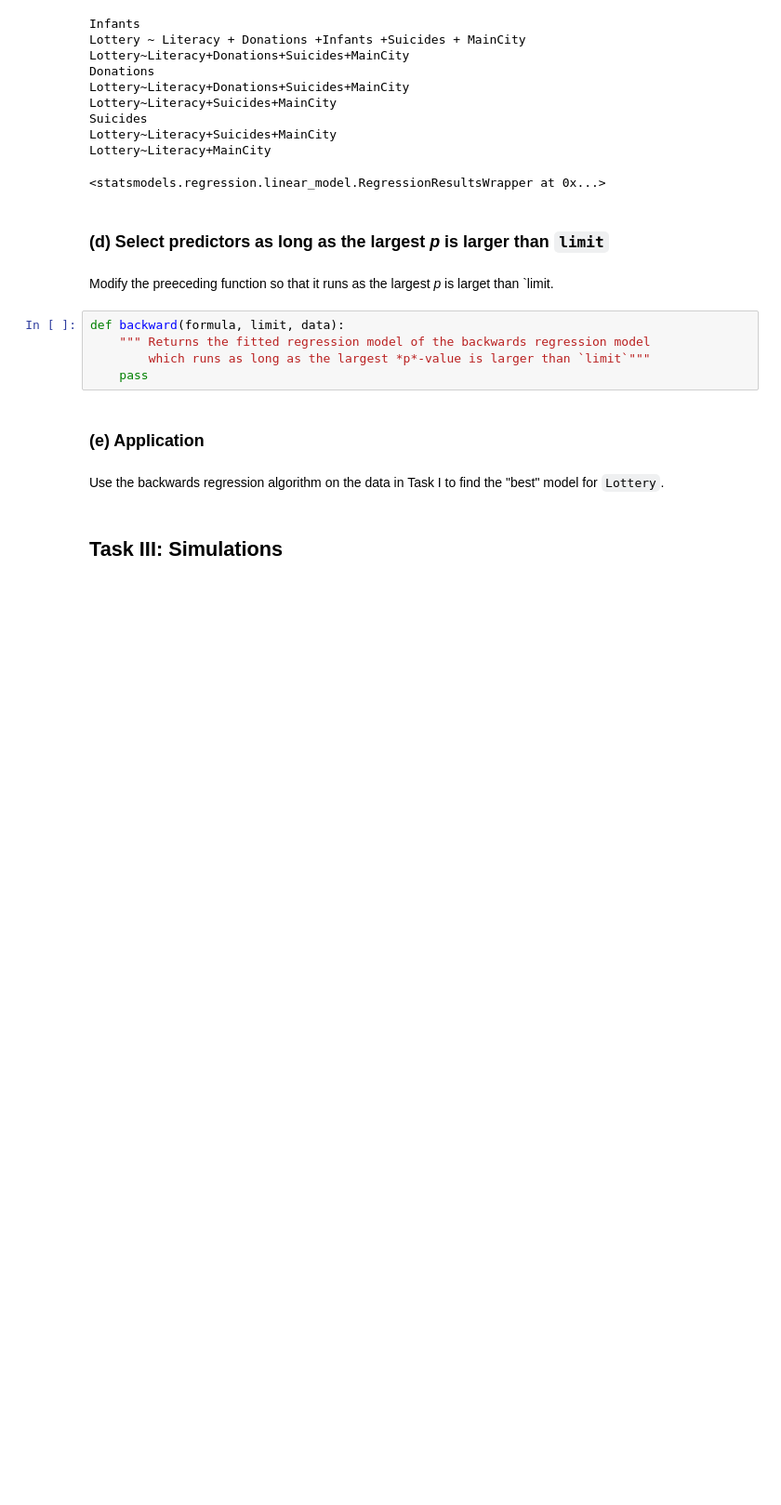
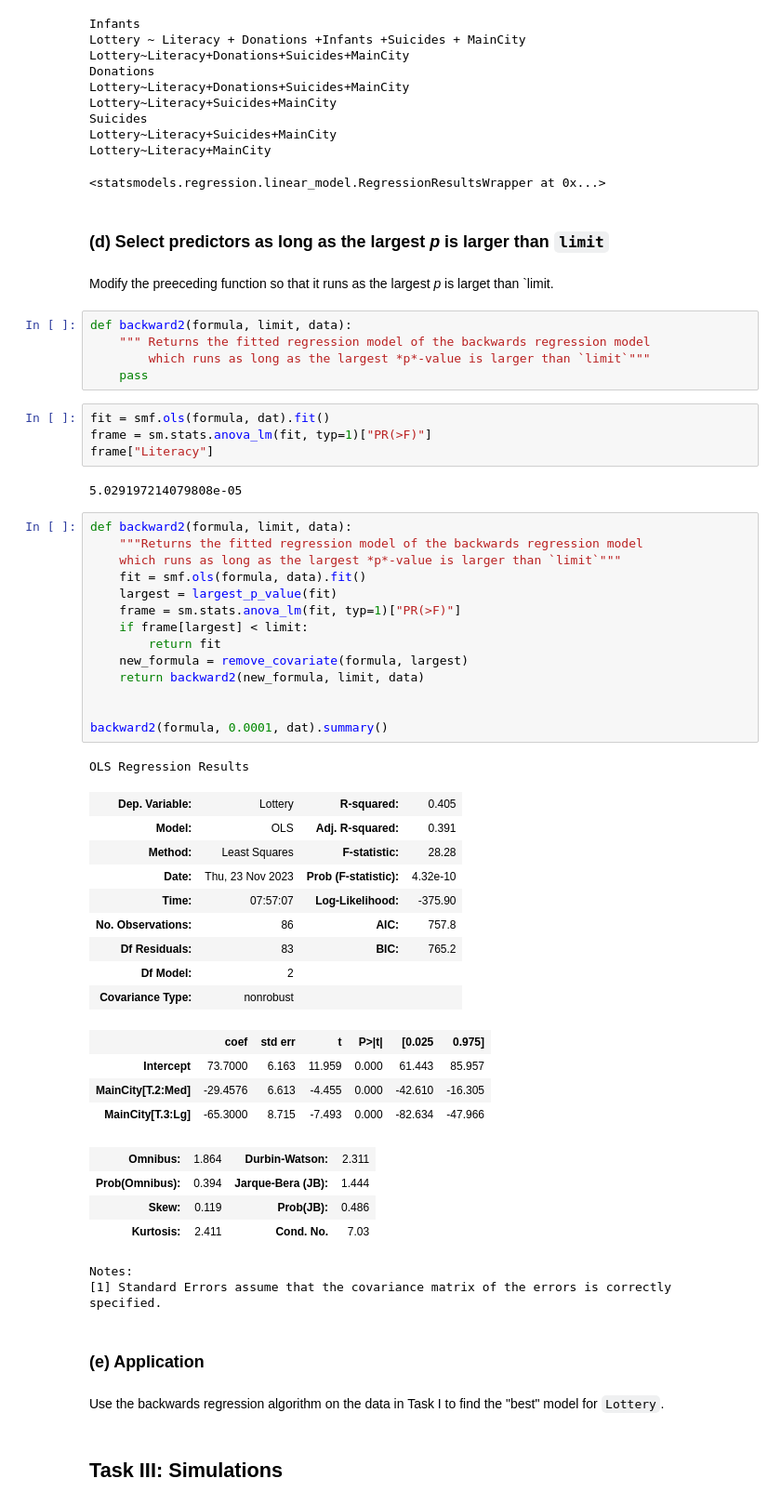
Before and after one commit to BI-DS/EBA-3500, a Jupyter notebook: previous_exams/eba350001-2021-home/eba35001-fall-2021-home-mock_exam_sol.ipynb, the cells around one changed output. Shown at 93% size. Cells and saved outputs as stored; diff of their text form; blank space fills up the shorter version.

```diff
--- a/previous_exams/eba350001-2021-home/eba35001-fall-2021-home-mock_exam_sol.ipynb
+++ b/previous_exams/eba350001-2021-home/eba35001-fall-2021-home-mock_exam_sol.ipynb
@@ -298,10 +298,51 @@ Lottery~Literacy+MainCity
 # %% [markdown]
 Modify the preeceding function so that it runs as the largest *p* is larget than `limit.
 # %%
-def backward(formula, limit, data):
+def backward2(formula, limit, data):
     """ Returns the fitted regression model of the backwards regression model
         which runs as long as the largest *p*-value is larger than `limit`"""
     pass
+# %%
+fit = smf.ols(formula, dat).fit()
+frame = sm.stats.anova_lm(fit, typ=1)["PR(>F)"]
+frame["Literacy"]
+# %% [output]
+5.029197214079808e-05
+# %%
+def backward2(formula, limit, data):
+    """Returns the fitted regression model of the backwards regression model
+    which runs as long as the largest *p*-value is larger than `limit`"""
+    fit = smf.ols(formula, data).fit()
+    largest = largest_p_value(fit)
+    frame = sm.stats.anova_lm(fit, typ=1)["PR(>F)"]
+    if frame[largest] < limit:
+        return fit
+    new_formula = remove_covariate(formula, largest)
+    return backward2(new_formula, limit, data)
+
+
+backward2(formula, 0.0001, dat).summary()
+# %% [output]
+OLS Regression Results
+| Dep. Variable: | Lottery | R-squared: | 0.405 |
+| Model: | OLS | Adj. R-squared: | 0.391 |
+| Method: | Least Squares | F-statistic: | 28.28 |
+| Date: | Thu, 23 Nov 2023 | Prob (F-statistic): | 4.32e-10 |
+| Time: | 07:57:07 | Log-Likelihood: | -375.90 |
+| No. Observations: | 86 | AIC: | 757.8 |
+| Df Residuals: | 83 | BIC: | 765.2 |
+| Df Model: | 2 |  |  |
+| Covariance Type: | nonrobust |  |  |
+|  | coef | std err | t | P>|t| | [0.025 | 0.975] |
+| Intercept | 73.7000 | 6.163 | 11.959 | 0.000 | 61.443 | 85.957 |
+| MainCity[T.2:Med] | -29.4576 | 6.613 | -4.455 | 0.000 | -42.610 | -16.305 |
+| MainCity[T.3:Lg] | -65.3000 | 8.715 | -7.493 | 0.000 | -82.634 | -47.966 |
+| Omnibus: | 1.864 | Durbin-Watson: | 2.311 |
+| Prob(Omnibus): | 0.394 | Jarque-Bera (JB): | 1.444 |
+| Skew: | 0.119 | Prob(JB): | 0.486 |
+| Kurtosis: | 2.411 | Cond. No. | 7.03 |
+Notes:
+[1] Standard Errors assume that the covariance matrix of the errors is correctly specified.
 # %% [markdown]
 ### (e) Application
 # %% [markdown]
```
Also changed, not shown: parts of 7 cells of this notebook.
